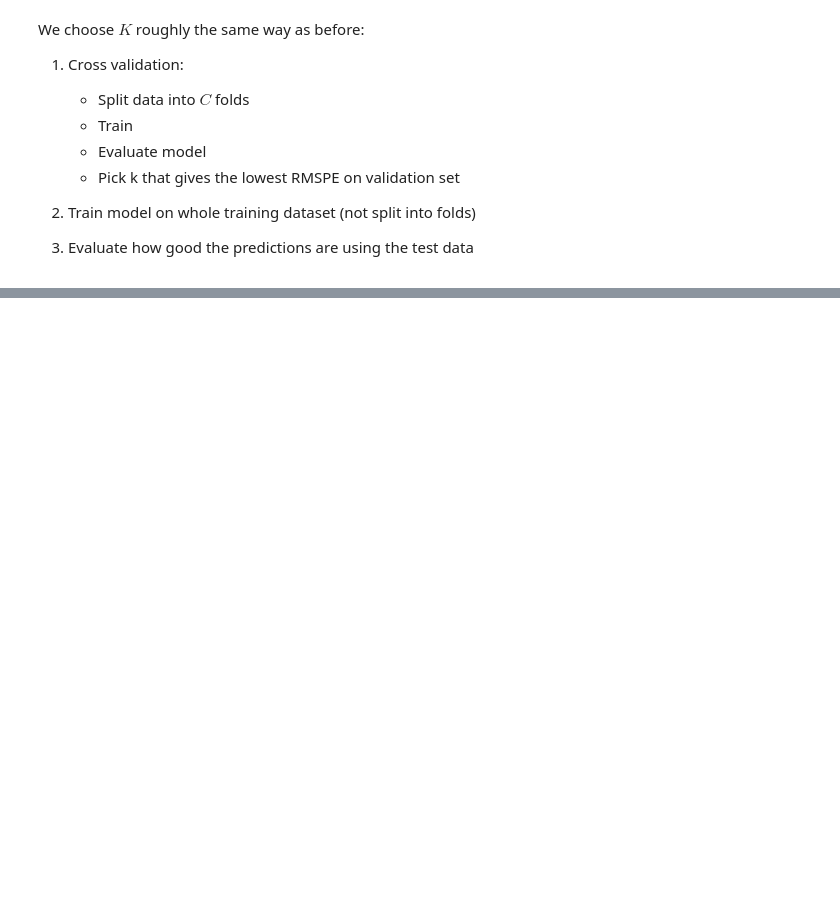
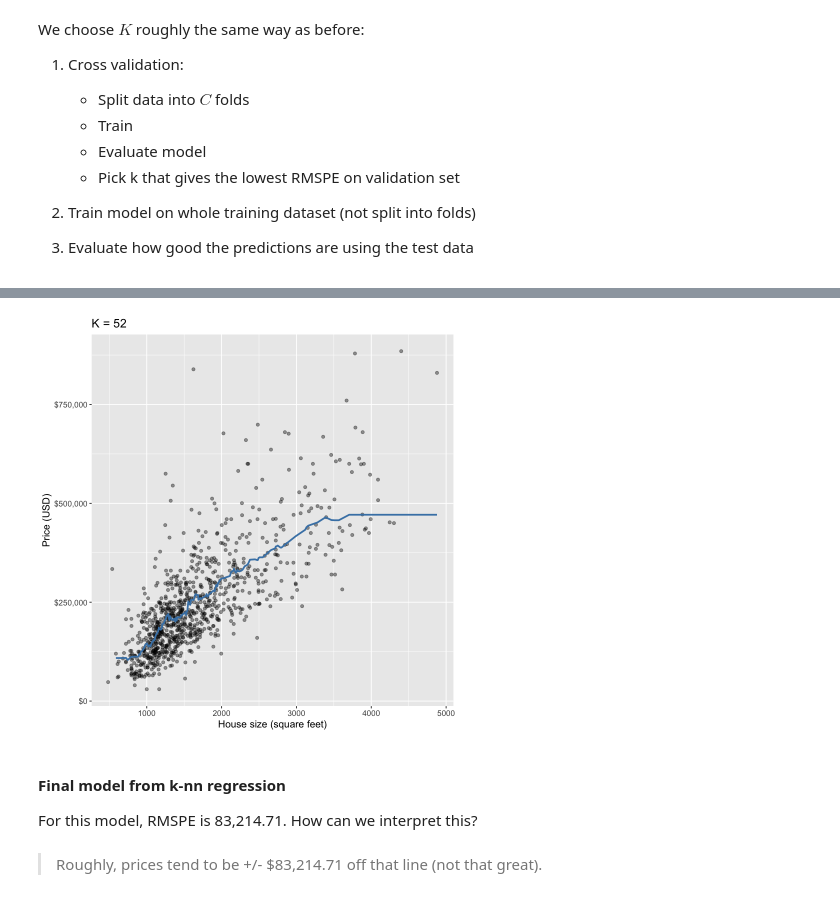
Before and after one commit to katieburak/girls-in-DS, a Jupyter notebook: _build/jupyter_execute/notes/day3.ipynb, the cells around one changed output, grey strips where cells are left out. Cells and saved outputs as stored; diff of their text form; code cells hidden in the pictures; blank space fills up the shorter version.

```diff
--- a/_build/jupyter_execute/notes/day3.ipynb
+++ b/_build/jupyter_execute/notes/day3.ipynb
@@ -587,0 +846,19 @@ We choose $K$ roughly the same way as before:
+# %%
+kmin <- 52
+
+housing_spec <- nearest_neighbor(weight_func = "rectangular", neighbors = kmin) |>
+  set_engine("kknn") |>
+  set_mode("regression")
+
+housing_fit <- workflow() |>
+  add_recipe(housing_recipe) |>
+  add_model(housing_spec) |>
+  fit(data = housing_train)
+
+housing_summary <- housing_fit |>
+  predict(housing_test) |>
+  bind_cols(housing_test) |>
+  metrics(truth = price, estimate = .pred) |>
+  filter(.metric == 'rmse')
+
+housing_summary
@@ -588,3 +870,32 @@ We choose $K$ roughly the same way as before:
+# %%
+# Predicted values on our test data
+
+housing_preds <- predict(housing_fit, housing_test) |>
+  bind_cols(housing_test)
+
+# Plot the fitted regression line
+
+plot_final <- ggplot(housing, aes(x = sqft, y = price)) +
+  geom_point(alpha = 0.4) +
+  geom_line(data = housing_preds,
+            mapping = aes(x = sqft, y = .pred),
+            color = "steelblue",
+            linewidth = 1) +
+  xlab("House size (square feet)") +
+  ylab("Price (USD)") +
+  scale_y_continuous(labels = dollar_format()) +
+  ggtitle(paste0("K = ", kmin)) +
+  theme(text = element_text(size = 12))
+
+plot_final
+# %% [output]
+[figure, added]
+# %% [markdown]
+#### Final model from k-nn regression
+
+For this model, RMSPE is 83,214.71. How can we interpret this?
+# %% [markdown]
+> Roughly, prices tend to be +/- $83,214.71 off that line (not that great).
 # %% [markdown]
 #### Discussion: Which of the following is overfitting? Underfitting?
 
```
Also changed, not shown: parts of 47 cells of this notebook, 21 other files.
